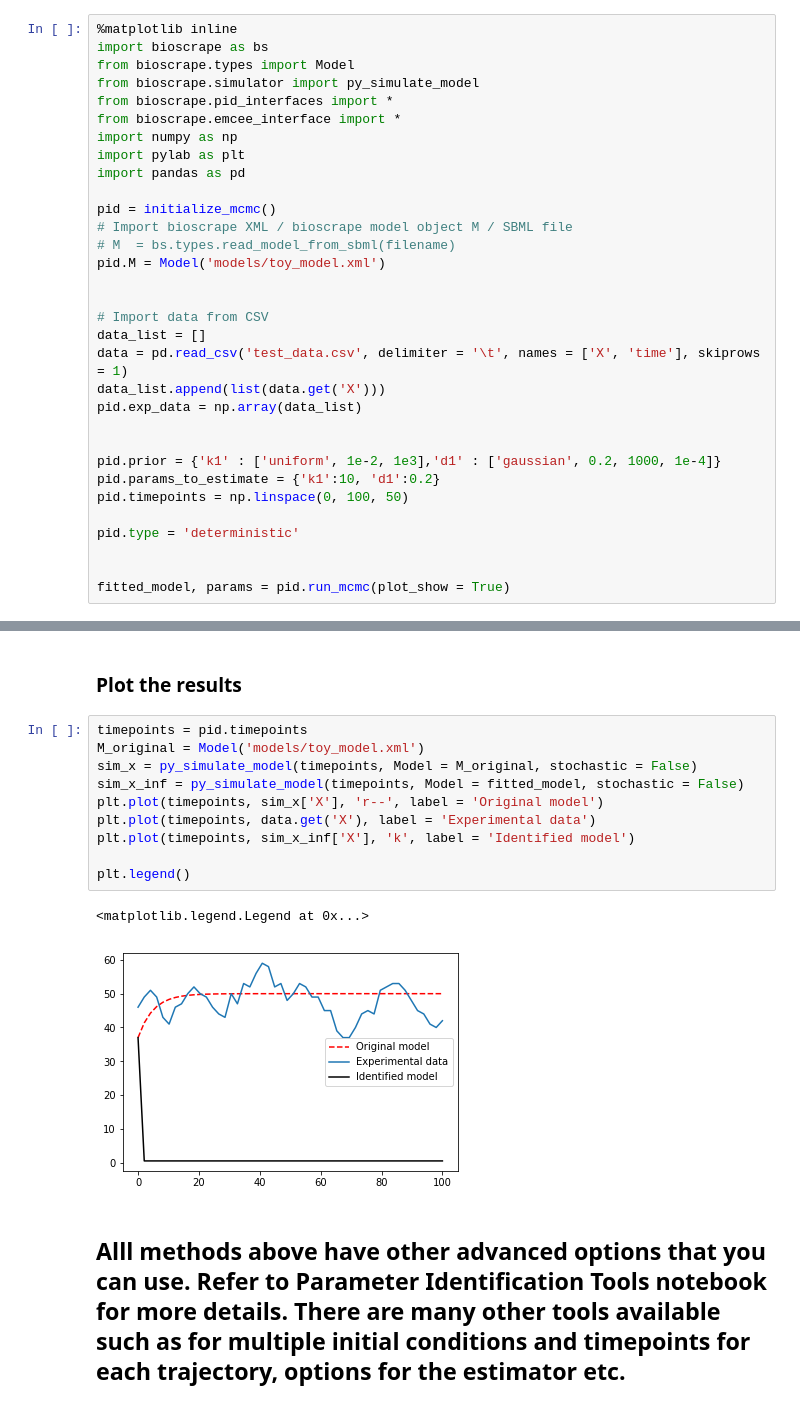
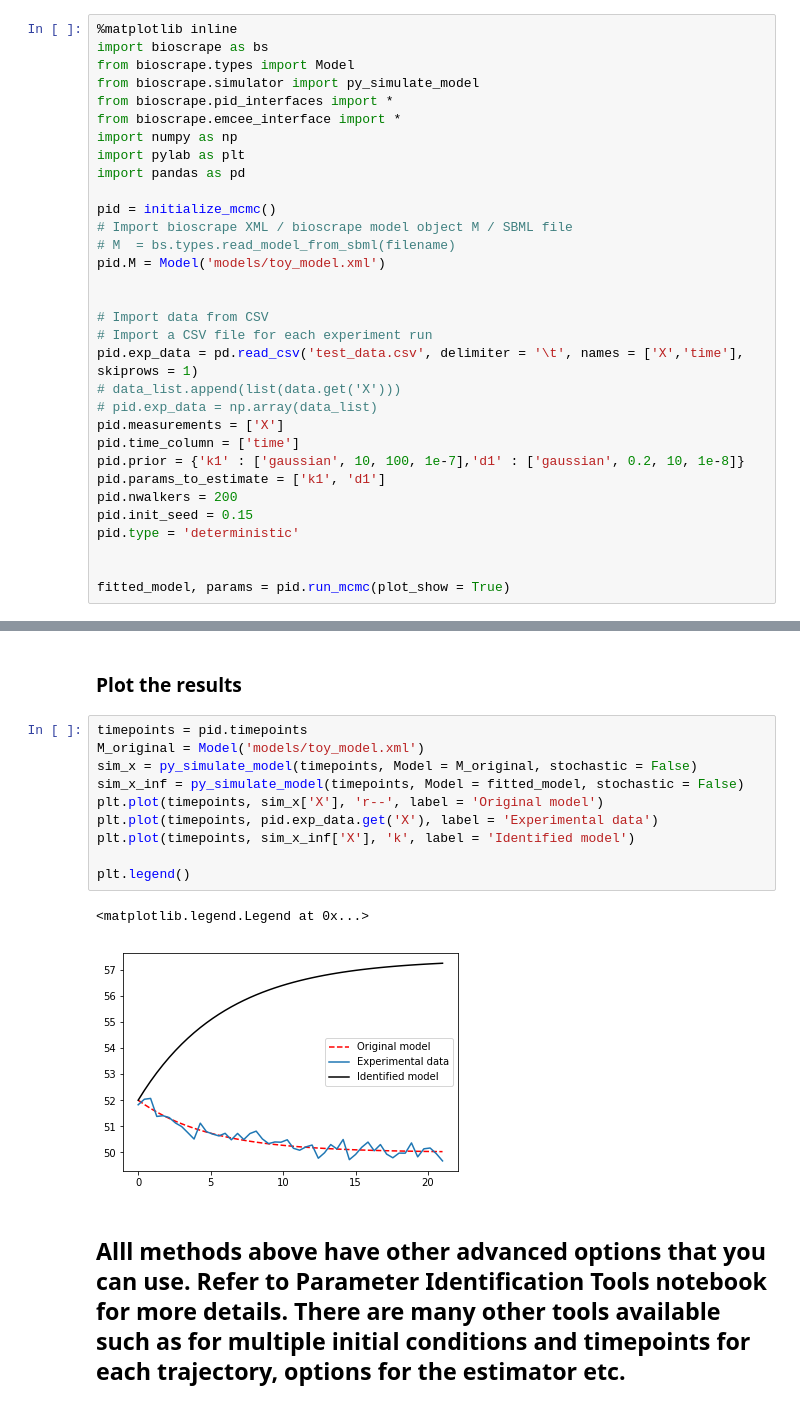
Before and after one commit to biocircuits/bioscrape, a Jupyter notebook: examples/Parameter Identification Simple Example START HERE.ipynb, the cells around one changed output, grey strips where cells are left out. Cells and saved outputs as stored; diff of their text form.

```diff
--- a/examples/Parameter Identification Simple Example START HERE.ipynb
+++ b/examples/Parameter Identification Simple Example START HERE.ipynb
@@ -24,16 +24,16 @@ pid.M = Model('models/toy_model.xml')
 
 
 # Import data from CSV
-data_list = []
-data = pd.read_csv('test_data.csv', delimiter = '\t', names = ['X', 'time'], skiprows = 1)
-data_list.append(list(data.get('X')))
-pid.exp_data = np.array(data_list)
-
-
-pid.prior = {'k1' : ['uniform', 1e-2, 1e3],'d1' : ['gaussian', 0.2, 1000, 1e-4]}
-pid.params_to_estimate = {'k1':10, 'd1':0.2}
-pid.timepoints = np.linspace(0, 100, 50)
-
+# Import a CSV file for each experiment run
+pid.exp_data = pd.read_csv('test_data.csv', delimiter = '\t', names = ['X','time'], skiprows = 1)
+# data_list.append(list(data.get('X')))
+# pid.exp_data = np.array(data_list)
+pid.measurements = ['X']
+pid.time_column = ['time']
+pid.prior = {'k1' : ['gaussian', 10, 100, 1e-7],'d1' : ['gaussian', 0.2, 10, 1e-8]}
+pid.params_to_estimate = ['k1', 'd1']
+pid.nwalkers = 200
+pid.init_seed = 0.15
 pid.type = 'deterministic'
 
 
@@ -63,15 +45,15 @@ Progress: |███████████████████████
 # %%
 timepoints = pid.timepoints
 M_original = Model('models/toy_model.xml')
 sim_x = py_simulate_model(timepoints, Model = M_original, stochastic = False)
 sim_x_inf = py_simulate_model(timepoints, Model = fitted_model, stochastic = False)
 plt.plot(timepoints, sim_x['X'], 'r--', label = 'Original model')
-plt.plot(timepoints, data.get('X'), label = 'Experimental data')
+plt.plot(timepoints, pid.exp_data.get('X'), label = 'Experimental data')
 plt.plot(timepoints, sim_x_inf['X'], 'k', label = 'Identified model')
 
 plt.legend()
 # %% [output]
 <matplotlib.legend.Legend at 0x...>
-[figure, old version]
+[figure, new version]
 # %% [markdown]
 ## Alll methods above have other advanced options that you can use. Refer to Parameter Identification Tools notebook for more details. There are many other tools available such as for multiple initial conditions and timepoints for each trajectory, options for the estimator etc.
```
Also changed, not shown: parts of 2 cells of this notebook, 7 other files.
